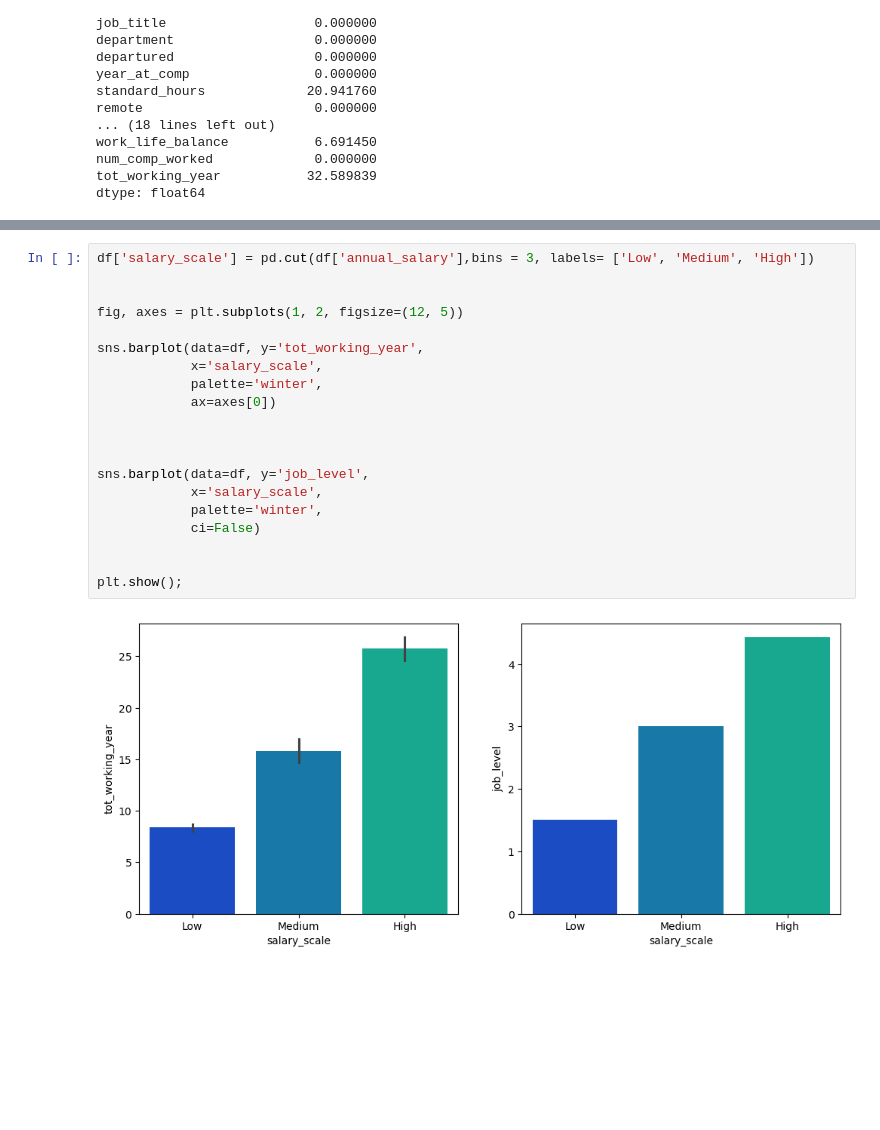
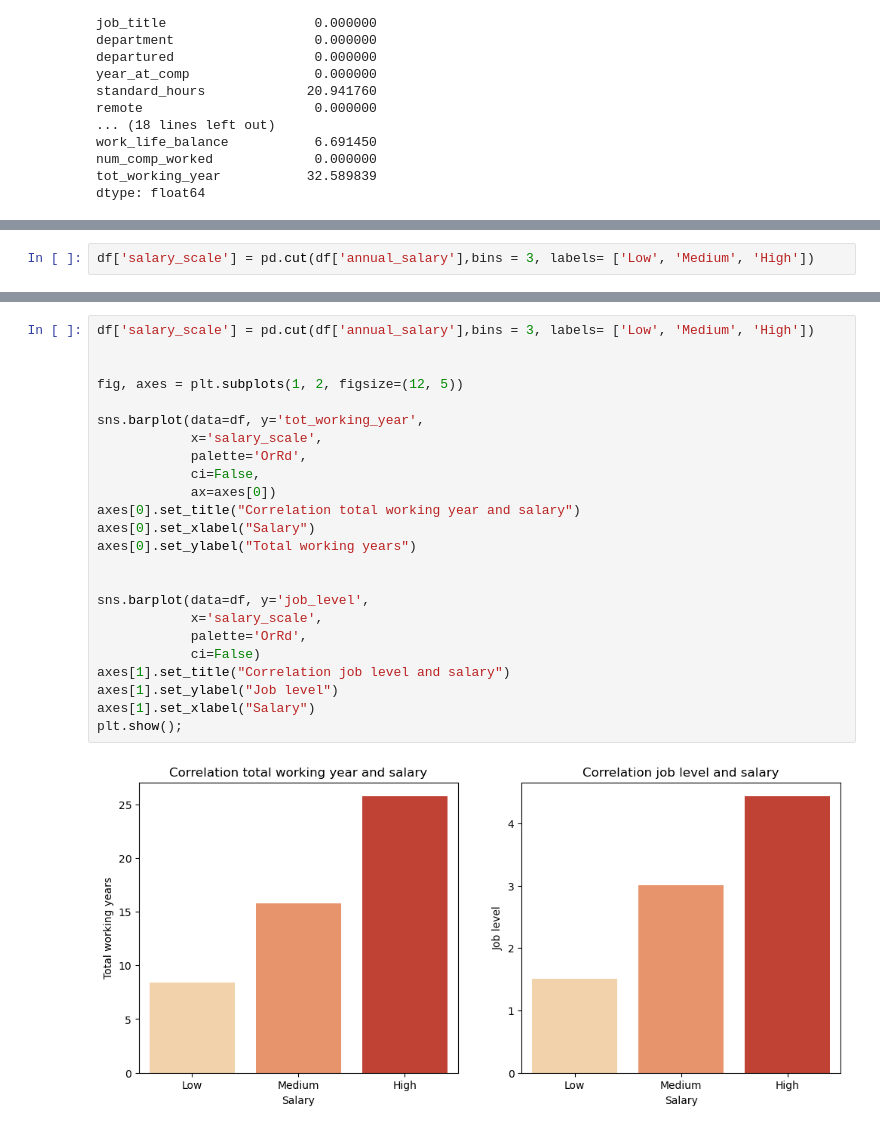
Before and after one commit to CibiPB/project-da-promo-49-INTERNO, a Jupyter notebook: Notebooks/3. Data Analysis.ipynb, the cells around one changed output, grey strips where cells are left out. Drawn from its saved outputs; the diff is of its cells as text; blank space fills up the shorter version.

```diff
--- a/Notebooks/3. Data Analysis.ipynb
+++ b/Notebooks/3. Data Analysis.ipynb
@@ -76,0 +96,2 @@ dtype: float64
+# %%
+df['salary_scale'] = pd.cut(df['annual_salary'],bins = 3, labels= ['Low', 'Medium', 'High'])
@@ -77,25 +245,29 @@ dtype: float64
 # %%
 df['salary_scale'] = pd.cut(df['annual_salary'],bins = 3, labels= ['Low', 'Medium', 'High'])
 
 
 fig, axes = plt.subplots(1, 2, figsize=(12, 5))
 
 sns.barplot(data=df, y='tot_working_year',
             x='salary_scale',
-            palette='winter',
+            palette='OrRd',
+            ci=False,
             ax=axes[0])
-
+axes[0].set_title("Correlation total working year and salary")
+axes[0].set_xlabel("Salary")
+axes[0].set_ylabel("Total working years")
 
 
 sns.barplot(data=df, y='job_level',
             x='salary_scale',
-            palette='winter',
+            palette='OrRd',
             ci=False)
-
-
+axes[1].set_title("Correlation job level and salary")
+axes[1].set_ylabel("Job level")
+axes[1].set_xlabel("Salary")
 plt.show();
 # %% [output]
-[figure, old version]
+[figure, new version]
 # %%
 df['dist_home_scale'] = pd.cut(df['dist_home'],bins = 3, labels= ['Near', 'Medium', 'Far'])
 
```
Also changed, not shown: parts of 17 cells of this notebook.
